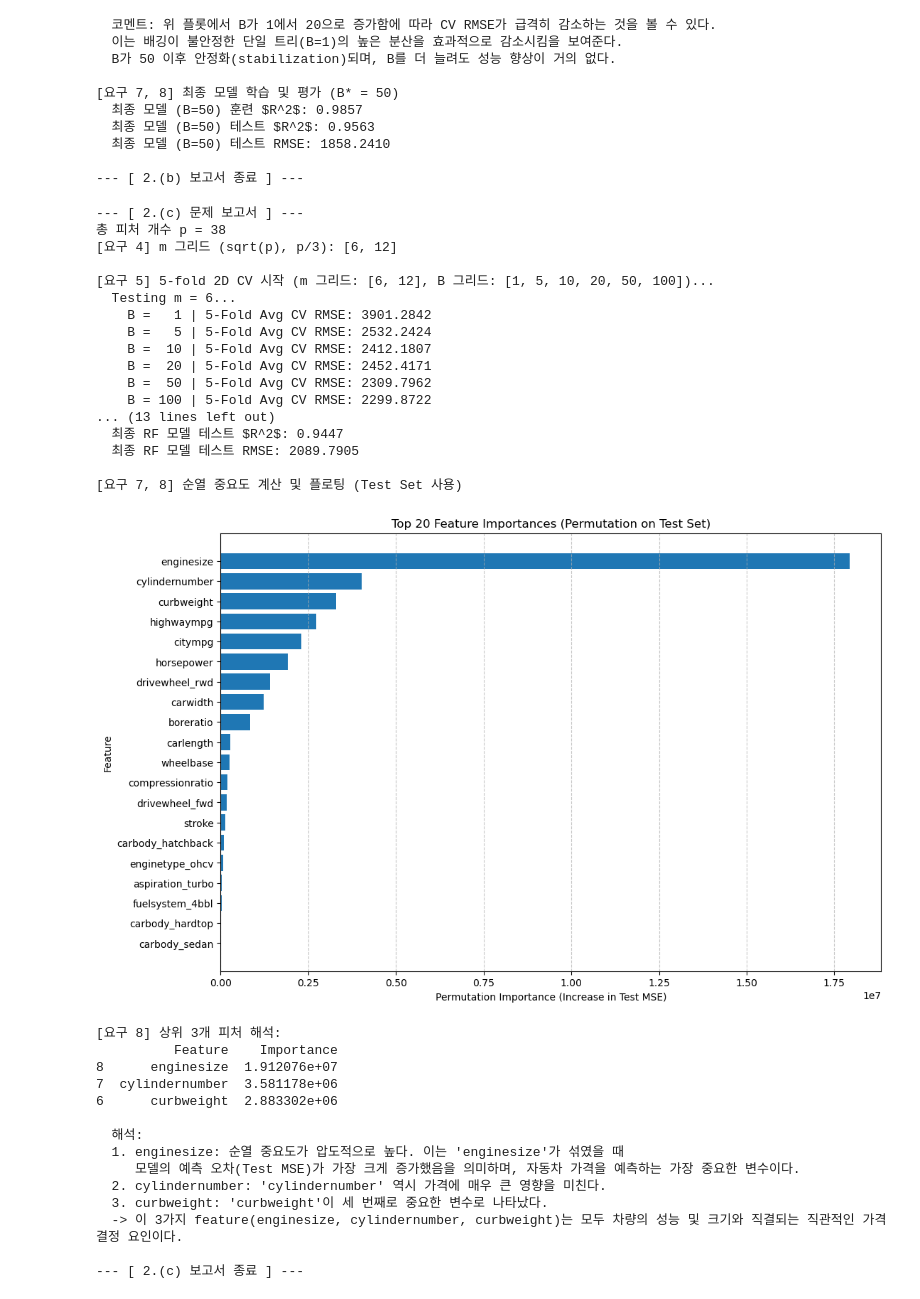
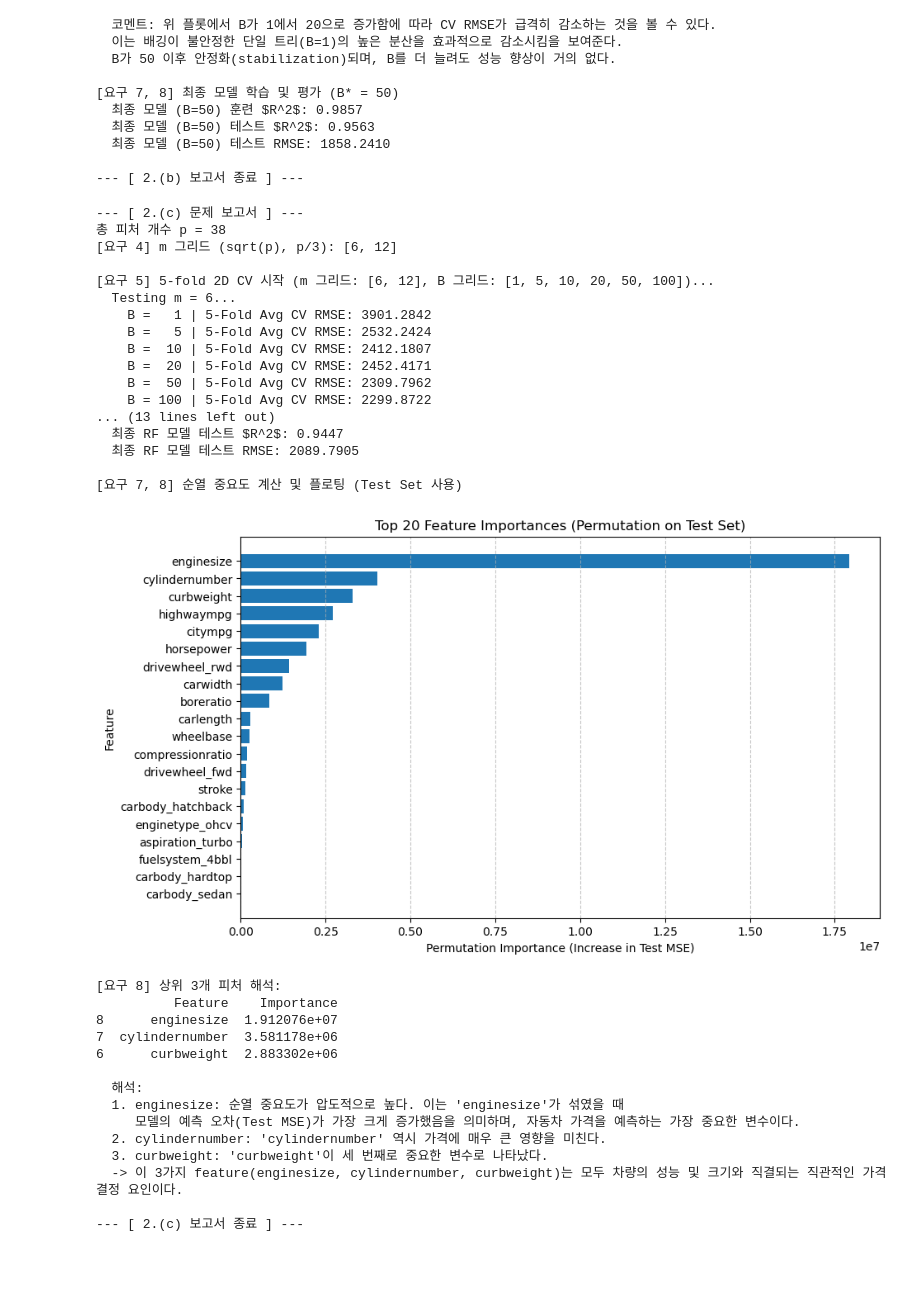
Before and after one commit to Hong-Lavi/25-2-SNU-MLDL-ASSIGNMENT, a Jupyter notebook: ASSIGNMENT_2/Machine_Learning_Code(Statsmodel)/2019_15116_hw2.ipynb, the cells around one changed output. Saved outputs shown, nothing was run; the diff lists cells and outputs as text; code cells hidden in the pictures; blank space fills up the shorter version.

```diff
--- a/ASSIGNMENT_2/Machine_Learning_Code(Statsmodel)/2019_15116_hw2.ipynb
+++ b/ASSIGNMENT_2/Machine_Learning_Code(Statsmodel)/2019_15116_hw2.ipynb
@@ -1257,7 +1257,7 @@ importance_df = pd.DataFrame({'Feature': feature_names, 'Importance': importance
 importance_df = importance_df.sort_values(by='Importance', ascending=False)
 
 # [요구 8] 막대그래프(Bar Plot)
-plt.figure(figsize=(12, 8))
+plt.figure(figsize=(10, 6))
 top_n = 20
 top_importance_df = importance_df.head(top_n)
 
@@ -1275,34 +1275,34 @@ print("\n[요구 8] 상위 3개 피처 해석:")
 print(f"          Feature    Importance")
 print(f"8      enginesize  1.912076e+07")
 print(f"7  cylindernumber  3.581178e+06")
 print(f"6      curbweight  2.883302e+06")
 print("\n  해석:")
 print(f"  1. enginesize: 순열 중요도가 압도적으로 높다. 이는 'enginesize'가 섞였을 때")
 print("     모델의 예측 오차(Test MSE)가 가장 크게 증가했음을 의미하며, 자동차 가격을 예측하는 가장 중요한 변수이다.")
 print(f"  2. cylindernumber: 'cylindernumber' 역시 가격에 매우 큰 영향을 미친다.")
 print(f"  3. curbweight: 'curbweight'이 세 번째로 중요한 변수로 나타났다.")
 print("  -> 이 3가지 feature(enginesize, cylindernumber, curbweight)는 모두 차량의 성능 및 크기와 직결되는 직관적인 가격 결정 요인이다.")
 
 print("\n--- [ 2.(c) 보고서 종료 ] ---")
 # %% [output]
 --- [ 2.(c) 문제 보고서 ] ---
 총 피처 개수 p = 38
 [요구 4] m 그리드 (sqrt(p), p/3): [6, 12]
 
 [요구 5] 5-fold 2D CV 시작 (m 그리드: [6, 12], B 그리드: [1, 5, 10, 20, 50, 100])...
   Testing m = 6...
     B =   1 | 5-Fold Avg CV RMSE: 3901.2842
     B =   5 | 5-Fold Avg CV RMSE: 2532.2424
     B =  10 | 5-Fold Avg CV RMSE: 2412.1807
     B =  20 | 5-Fold Avg CV RMSE: 2452.4171
     B =  50 | 5-Fold Avg CV RMSE: 2309.7962
     B = 100 | 5-Fold Avg CV RMSE: 2299.8722
 ... (13 lines left out)
   최종 RF 모델 테스트 $R^2$: 0.9447
   최종 RF 모델 테스트 RMSE: 2089.7905
 
 [요구 7, 8] 순열 중요도 계산 및 플로팅 (Test Set 사용)
-[figure, old version]
+[figure, new version]
 [요구 8] 상위 3개 피처 해석:
           Feature    Importance
 8      enginesize  1.912076e+07
```
Also changed, not shown: parts of 1 cell of this notebook.
